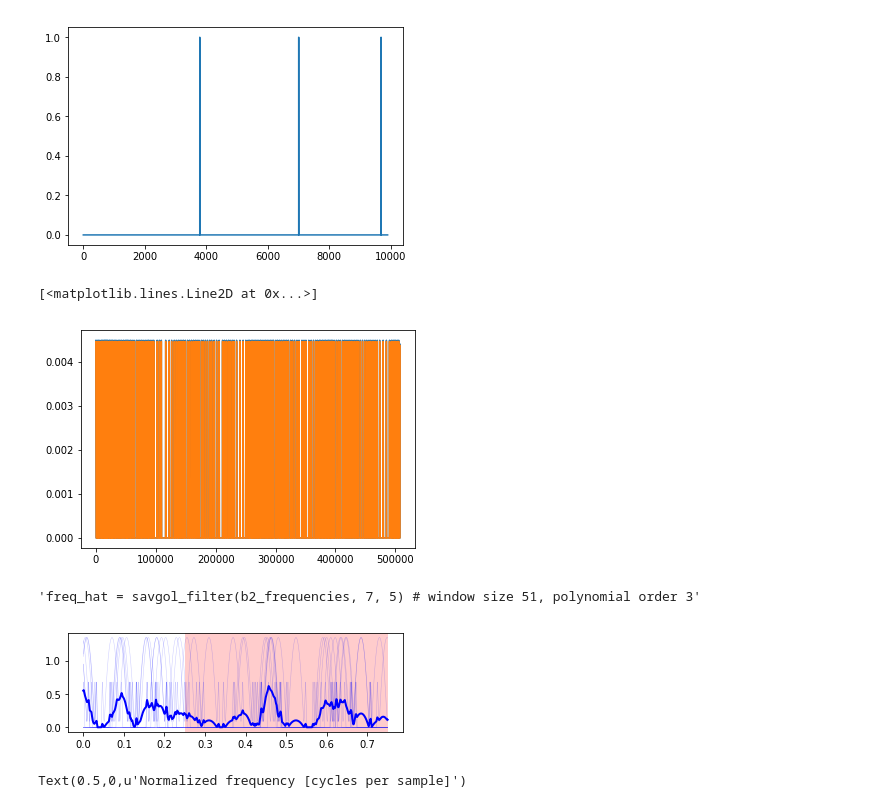
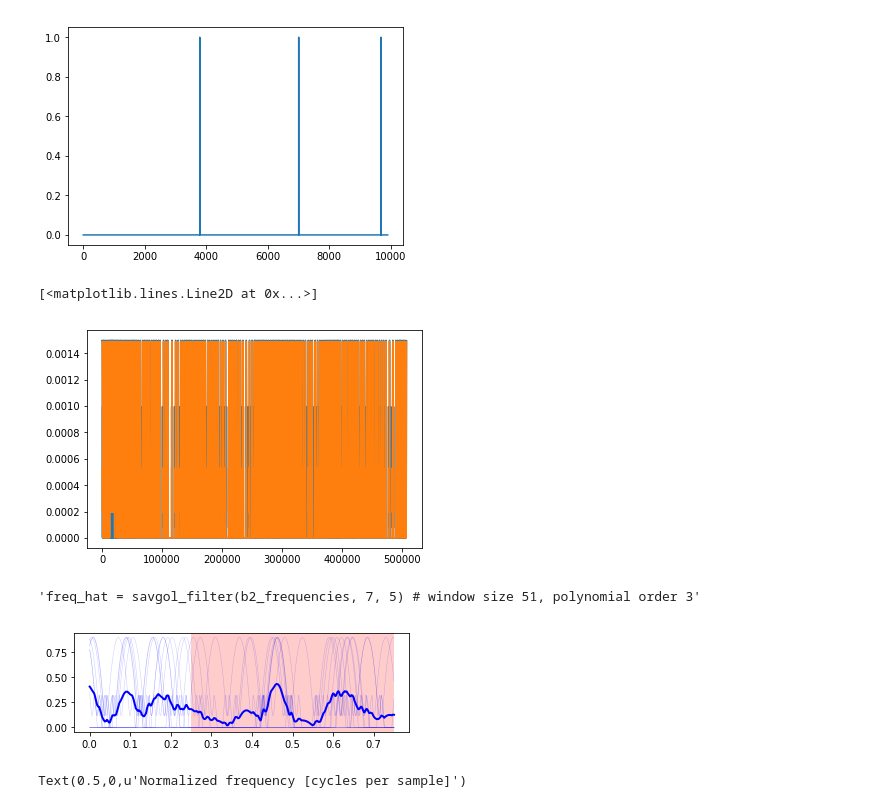
Before and after one commit to lyshds/dn_activation_rec_ubu, a Jupyter notebook: S37/s37_power_muscle_freq_02.ipynb, the cells around one changed output. Cells and saved outputs as stored; diff of their text form; code cells hidden in the pictures.

```diff
--- a/S37/s37_power_muscle_freq_02.ipynb
+++ b/S37/s37_power_muscle_freq_02.ipynb
@@ -892,15 +892,15 @@ def savitzky_golay(y, window_size, order, deriv=0, rate=1):
 spike_binary = np.asarray(binary_spikes)
 type(spike_binary)
 # %%
-sav_gol = savitzky_golay(spike_binary, 501, 2)
+sav_gol = savitzky_golay(spike_binary, 1501, 2)
 pos_sav_gol = np.abs(sav_gol)
 plt.plot(pos_sav_gol[52000:560000])
 
-sav_gol_2 = savitzky_golay(pos_sav_gol, 51, 1)
+sav_gol_2 = savitzky_golay(pos_sav_gol, 151, 1)
 plt.plot(sav_gol_2[52000:560000])
 # %% [output]
 [<matplotlib.lines.Line2D at 0x...>]
-[figure, old version]
+[figure, new version]
 # %%
 df_freq_upon_signal_filt = pd.DataFrame()
 
@@ -943,4 +943,4 @@ ax2.set_ylim(0, 20)
 #    #ax2.axvspan(times[crimson_on[i]], times[crimson_off[i]], facecolor = 'r', edgecolor = 'none', alpha = 0.3)
 # %% [output]
 'freq_hat = savgol_filter(b2_frequencies, 7, 5) # window size 51, polynomial order 3'
-[figure, old version]
+[figure, new version]
```
Also changed, not shown: parts of 1 cell of this notebook.
